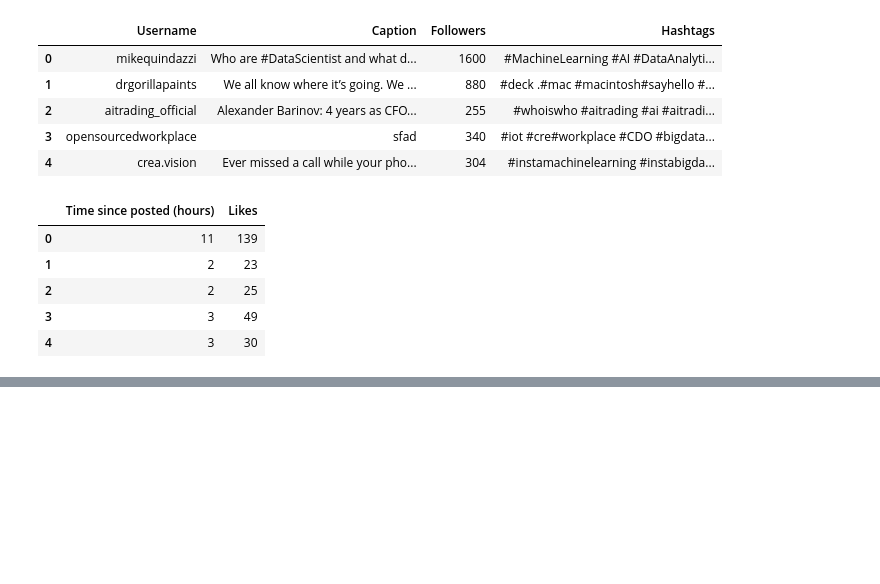
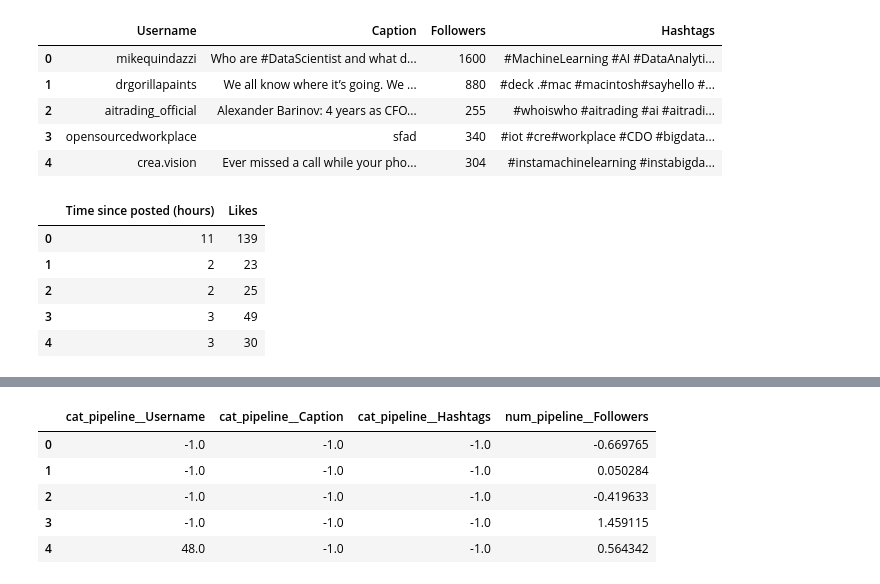
Before and after one commit to devkegovind/Instagram_Reach, a Jupyter notebook: notebooks/model_training1.ipynb, the cells around one changed output, grey strips where cells are left out. Saved outputs shown, nothing was run; the diff lists cells and outputs as text; code cells hidden in the pictures; blank space fills up the shorter version.

```diff
--- a/notebooks/model_training1.ipynb
+++ b/notebooks/model_training1.ipynb
@@ -85,3 +234,12 @@ y.head()
+# %%
+X_test.head()
+# %% [output]
+|  | cat_pipeline__Username | cat_pipeline__Caption | cat_pipeline__Hashtags | num_pipeline__Followers |
+| 0 | -1.0 | -1.0 | -1.0 | -0.669765 |
+| 1 | -1.0 | -1.0 | -1.0 | 0.050284 |
+| 2 | -1.0 | -1.0 | -1.0 | -0.419633 |
+| 3 | -1.0 | -1.0 | -1.0 | 1.459115 |
+| 4 | 48.0 | -1.0 | -1.0 | 0.564342 |
 # %%
 def evaluate_clf(true, predicted):
 
```
Also changed, not shown: parts of 30 cells of this notebook.
